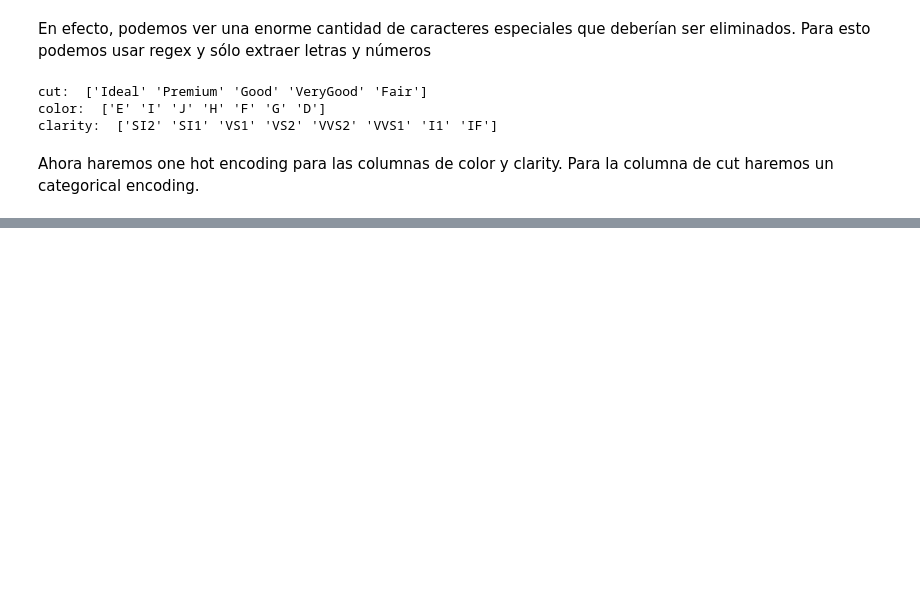
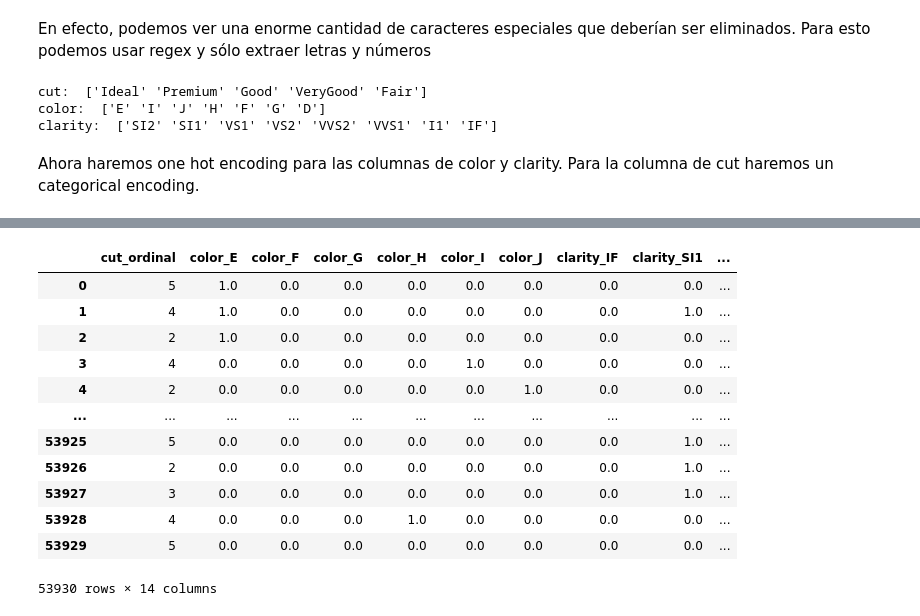
Before and after one commit to AlanMLCH/pythonDataScience, a Jupyter notebook: lapidarist/notebooks/EDA.ipynb, the cells around one changed output, grey strips where cells are left out. Saved outputs shown, nothing was run; the diff lists cells and outputs as text; code cells hidden in the pictures; blank space fills up the shorter version.

```diff
--- a/lapidarist/notebooks/EDA.ipynb
+++ b/lapidarist/notebooks/EDA.ipynb
@@ -592,0 +652,25 @@ categorical_features
+# %%
+encoded_features = one_hot_encoder.fit_transform(features_to_one_hot)
+# %%
+encoded_columns = one_hot_encoder.get_feature_names_out(['color', 'clarity'])
+# %%
+encoded_df = pd.DataFrame(encoded_features, columns=encoded_columns)
+# %%
+categorical_features = pd.concat([categorical_features, encoded_df], axis=1)
+categorical_features = categorical_features.drop(columns=['color', 'clarity'])
+# %%
+categorical_features
+# %% [output]
+|  | cut_ordinal | color_E | color_F | color_G | color_H | color_I | color_J | clarity_IF | clarity_SI1 | ... |
+| 0 | 5 | 1.0 | 0.0 | 0.0 | 0.0 | 0.0 | 0.0 | 0.0 | 0.0 | ... |
+| 1 | 4 | 1.0 | 0.0 | 0.0 | 0.0 | 0.0 | 0.0 | 0.0 | 1.0 | ... |
+| 2 | 2 | 1.0 | 0.0 | 0.0 | 0.0 | 0.0 | 0.0 | 0.0 | 0.0 | ... |
+| 3 | 4 | 0.0 | 0.0 | 0.0 | 0.0 | 1.0 | 0.0 | 0.0 | 0.0 | ... |
+| 4 | 2 | 0.0 | 0.0 | 0.0 | 0.0 | 0.0 | 1.0 | 0.0 | 0.0 | ... |
+| ... | ... | ... | ... | ... | ... | ... | ... | ... | ... | ... |
+| 53925 | 5 | 0.0 | 0.0 | 0.0 | 0.0 | 0.0 | 0.0 | 0.0 | 1.0 | ... |
+| 53926 | 2 | 0.0 | 0.0 | 0.0 | 0.0 | 0.0 | 0.0 | 0.0 | 1.0 | ... |
+| 53927 | 3 | 0.0 | 0.0 | 0.0 | 0.0 | 0.0 | 0.0 | 0.0 | 1.0 | ... |
+| 53928 | 4 | 0.0 | 0.0 | 0.0 | 1.0 | 0.0 | 0.0 | 0.0 | 0.0 | ... |
+| 53929 | 5 | 0.0 | 0.0 | 0.0 | 0.0 | 0.0 | 0.0 | 0.0 | 0.0 | ... |
+53930 rows × 14 columns
```
Also changed, not shown: parts of 61 cells of this notebook.
